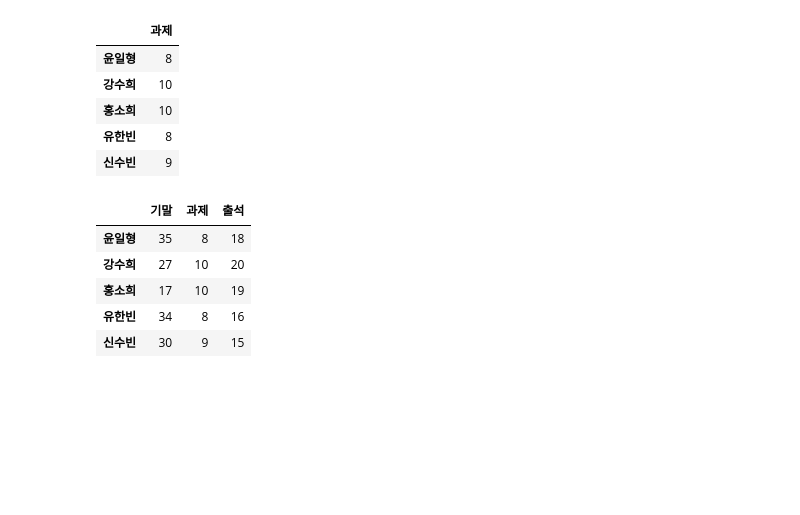
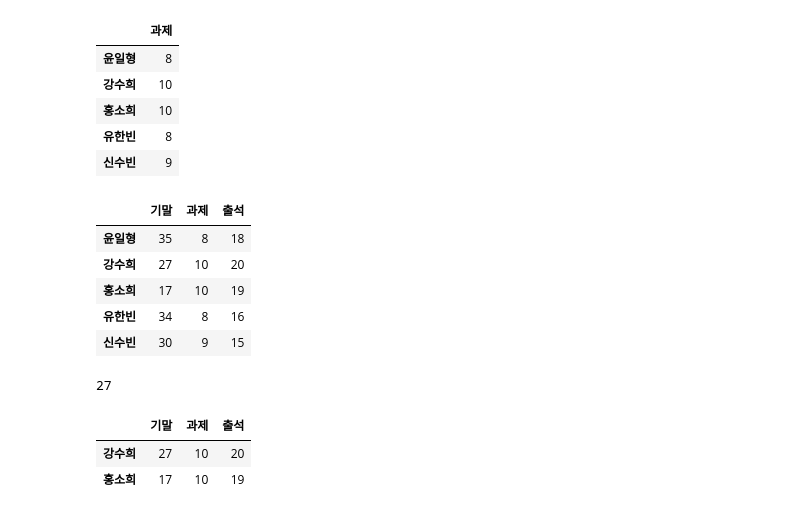
Before and after one commit to JONGBOK1/2025-1-myclass-BDA, a Jupyter notebook: inclass/02w_B_0312_pandas_basic.ipynb, the cells around one changed output. Saved outputs shown, nothing was run; the diff lists cells and outputs as text; code cells hidden in the pictures; blank space fills up the shorter version.

```diff
--- a/inclass/02w_B_0312_pandas_basic.ipynb
+++ b/inclass/02w_B_0312_pandas_basic.ipynb
@@ -899,3 +899,13 @@ pf.iloc[:,1:]
 | 홍소희 | 17 | 10 | 19 |
 | 유한빈 | 34 | 8 | 16 |
 | 신수빈 | 30 | 9 | 15 |
+# %%
+pf.iloc[1,1]
+# %% [output]
+27
+# %%
+pf.iloc[1:3,1:]
+# %% [output]
+|  | 기말 | 과제 | 출석 |
+| 강수희 | 27 | 10 | 20 |
+| 홍소희 | 17 | 10 | 19 |
```
Also changed, not shown: parts of 6 cells of this notebook.
